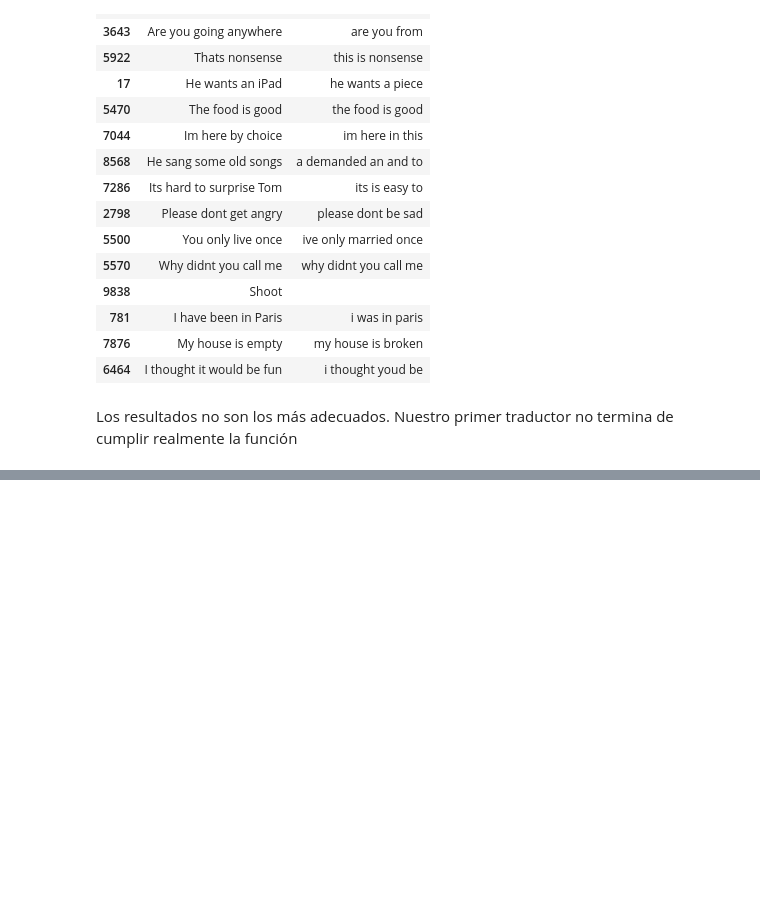
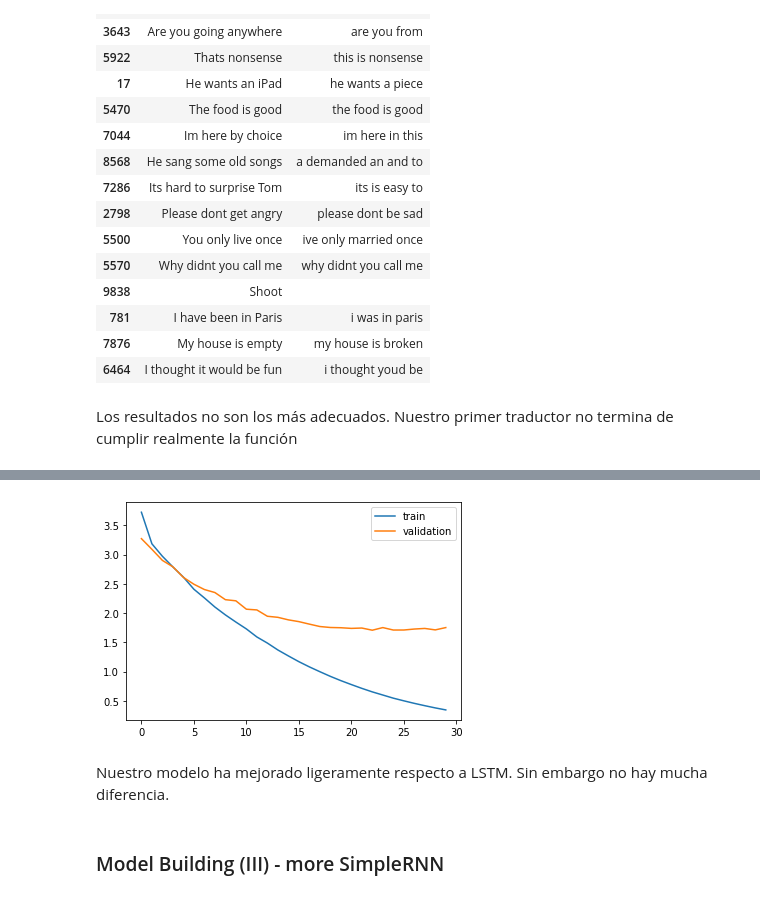
Before and after one commit to PilarHB/AnalisisDatosEstructurados, a Jupyter notebook: Texto/Practica_Traductor/Machine_learning_ES/TEXT_MachineTranslation_SP_EN.ipynb, the cells around one changed output, grey strips where cells are left out. Saved outputs shown, nothing was run; the diff lists cells and outputs as text; code cells hidden in the pictures; blank space fills up the shorter version.

```diff
--- a/Texto/Practica_Traductor/Machine_learning_ES/TEXT_MachineTranslation_SP_EN.ipynb
+++ b/Texto/Practica_Traductor/Machine_learning_ES/TEXT_MachineTranslation_SP_EN.ipynb
@@ -468,0 +472,4 @@ Los resultados no son los más adecuados. Nuestro primer traductor no termina de
+# %%
+# prepare training data
+trainX = encode_sequences(spa_tokenizer, spa_length, train[:, 1])
+trainY = encode_sequences(eng_tokenizer, eng_length, train[:, 0])
@@ -471,8 +516,21 @@ Los resultados no son los más adecuados. Nuestro primer traductor no termina de
 def build_model(in_vocab, out_vocab, in_timesteps, out_timesteps, units):
     model = Sequential()
     model.add(Embedding(in_vocab, units, input_length=in_timesteps, mask_zero=True))
-    model.add(LSTM(units))
+    #model.add(LSTM(units))
+    model.add(SimpleRNN(units))
     model.add(RepeatVector(out_timesteps))
-    model.add(LSTM(units, return_sequences=True))
+    model.add(SimpleRNN(units, return_sequences=True))
     model.add(Dense(out_vocab, activation='softmax'))
     return model
+# %%
+model = build_model(spa_vocab_size, eng_vocab_size, spa_length, eng_length, 512)
+rms = optimizers.RMSprop(lr=0.001)
+model.compile(optimizer=rms, loss='sparse_categorical_crossentropy')
+# %%
+filename = 'model_simpleRNN.h1.02_may_20'
+checkpoint = ModelCheckpoint(filename, monitor='val_loss', verbose=1, save_best_only=True, mode='min')
+
+history = model.fit(trainX, trainY.reshape(trainY.shape[0], trainY.shape[1], 1),
+          epochs=30, batch_size=512,
+          validation_split = 0.2,
+          callbacks=[checkpoint], verbose=1)
@@ -478,0 +555,11 @@ def build_model(in_vocab, out_vocab, in_timesteps, out_timesteps, units):
+# %%
+plt.plot(history.history['loss'])
+plt.plot(history.history['val_loss'])
+plt.legend(['train','validation'])
+plt.show()
+# %% [output]
+[figure, added]
+# %% [markdown]
+Nuestro modelo ha mejorado ligeramente respecto a LSTM. Sin embargo no hay mucha diferencia.
+# %% [markdown]
+### Model Building (III) - more SimpleRNN
```
Also changed, not shown: parts of 27 cells of this notebook.
